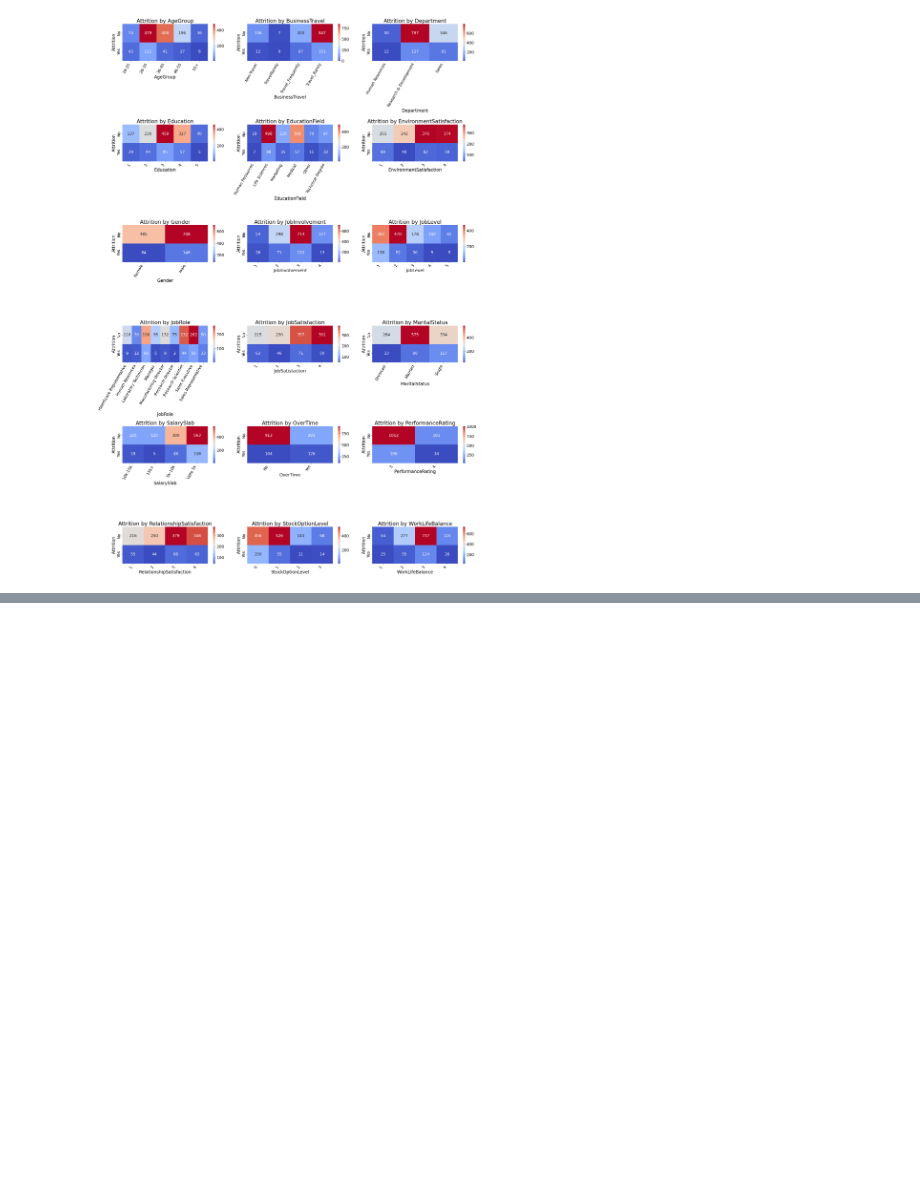
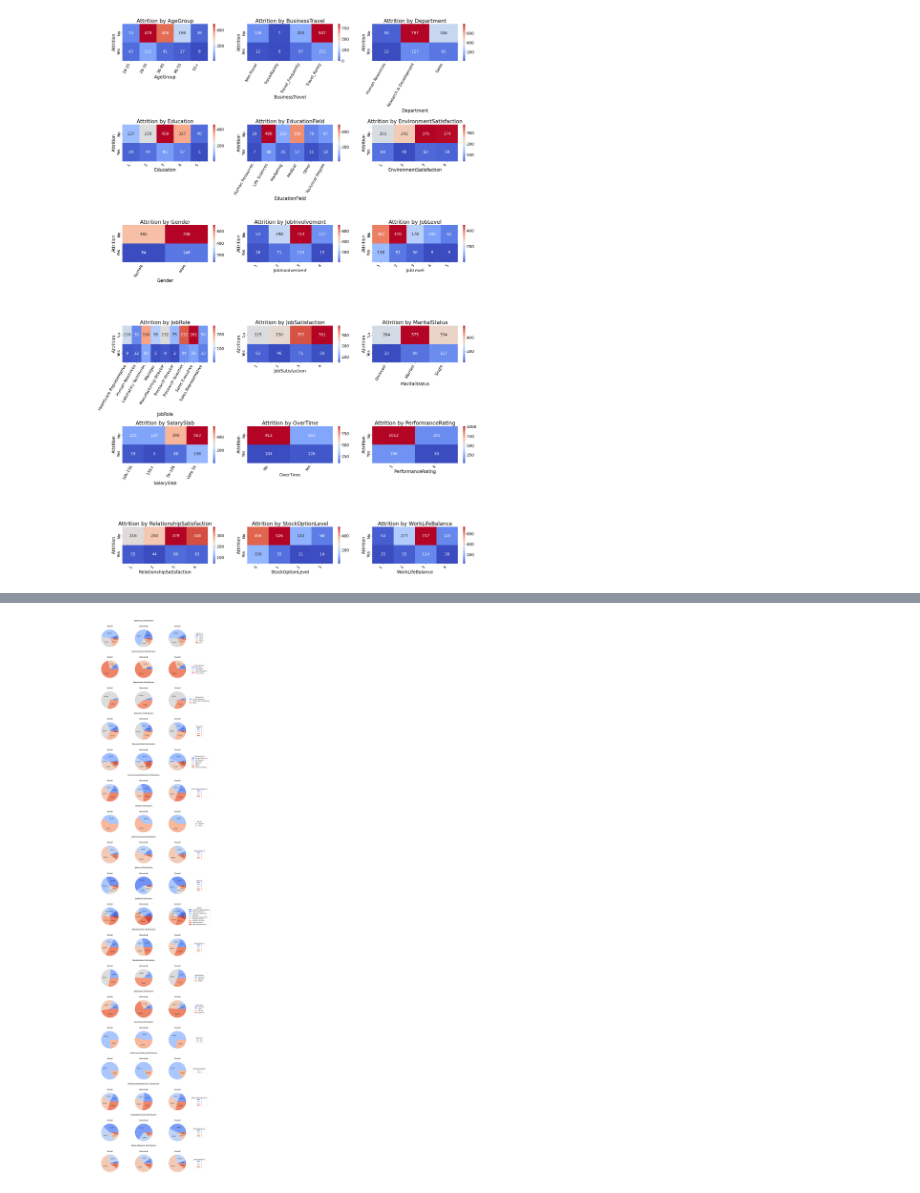
Before and after one commit to SethMoffat/Project_1, a Jupyter notebook: explore.ipynb, the cells around one changed output, grey strips where cells are left out. Drawn from its saved outputs; the diff is of its cells as text; code cells hidden in the pictures; blank space fills up the shorter version.

Commit message:
pie charts formatted nicely

```diff
--- a/explore.ipynb
+++ b/explore.ipynb
@@ -346,0 +289,55 @@ plt.show()
+# %%
+plt.close()
+
+plt.rcParams['font.size'] = 12
+
+# Define number of rows and columns for the grid layout
+cols_per_row = 4  # No Yes Overall Legend
+num_rows = len(cat_cols) * 2  # Title Row followed by Chart Row
+
+fig = plt.figure(figsize=(15, len(cat_cols) * 4))
+gs = fig.add_gridspec(
+    num_rows,
+    cols_per_row,
+    width_ratios=[1, 1, 1, 0.1],
+    height_ratios=[.1,1] * len(cat_cols)
+    )
+
+for i, col in enumerate(cat_cols):
+    # Position for the row title (spanning the first three columns)
+    row_title = fig.add_subplot(gs[i * 2, :3])
+    row_title.set_title(f'{col} Distribution', fontsize=16)
+    row_title.axis('off')  # Hide the axis for title row
+
+    # Group data by Attrition and the current categorical column
+    attrition_by_col = df.groupby(['Attrition', col]).size().unstack(fill_value=0)
+
+    # Create pie chart for "No" in Attrition
+    no_counts = attrition_by_col.loc['No']
+    ax_no = fig.add_subplot(gs[i * 2 + 1, 0])  # First column for "No" pie chart
+    ax_no.pie(no_counts, autopct='%1.1f%%', colors=sns.color_palette('coolwarm', len(no_counts)))
+    ax_no.set_title(f'Exited')
+
+    # Create pie chart for "Yes" in Attrition
+    yes_counts = attrition_by_col.loc['Yes']
+    ax_yes = fig.add_subplot(gs[i * 2 + 1, 1])  # Second column for "Yes" pie chart
+    ax_yes.pie(yes_counts, autopct='%1.1f%%', colors=sns.color_palette('coolwarm', len(yes_counts)))
+    ax_yes.set_title(f'Remained')
+
+    # Create pie chart for overall distribution
+    total_counts = no_counts + yes_counts
+    ax_total = fig.add_subplot(gs[i * 2 + 1, 2])  # Third column for overall pie chart
+    wedges_total, texts_total, autotexts_total = ax_total.pie(total_counts, autopct="%1.1f%%", colors=sns.color_palette('coolwarm', len(total_counts)))
+    ax_total.set_title(f'Overall')
+    # ax_total.legend(wedges_total, total_counts.index, title=col, loc='center left')
+
+    # Add a legend in the last column
+    ax_legend = fig.add_subplot(gs[i * 2 + 1, 3])  # Fourth column for the legend
+    ax_legend.legend(wedges_total, total_counts.index, title=col, loc='center')
+    ax_legend.axis('off')  # Hide axes around legend
+
+# Adjust layout to avoid overlap
+plt.tight_layout()
+plt.show()
+# %% [output]
+[figure, added]
```
Also changed, not shown: parts of 1 cell of this notebook.
